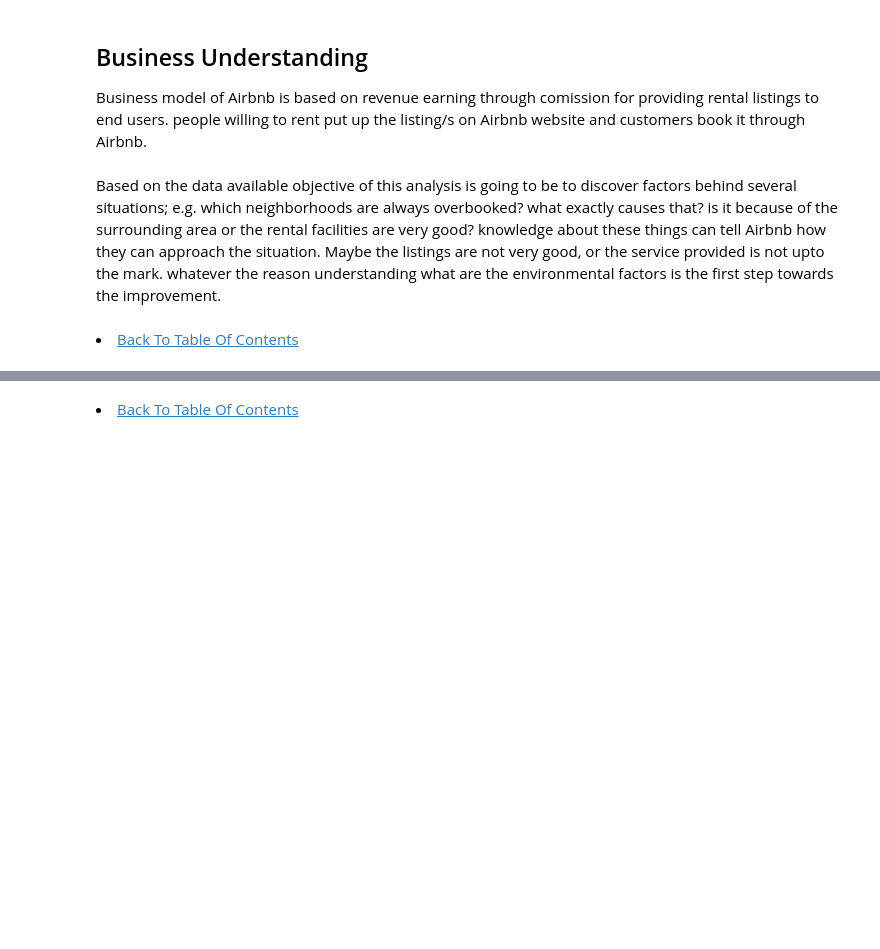
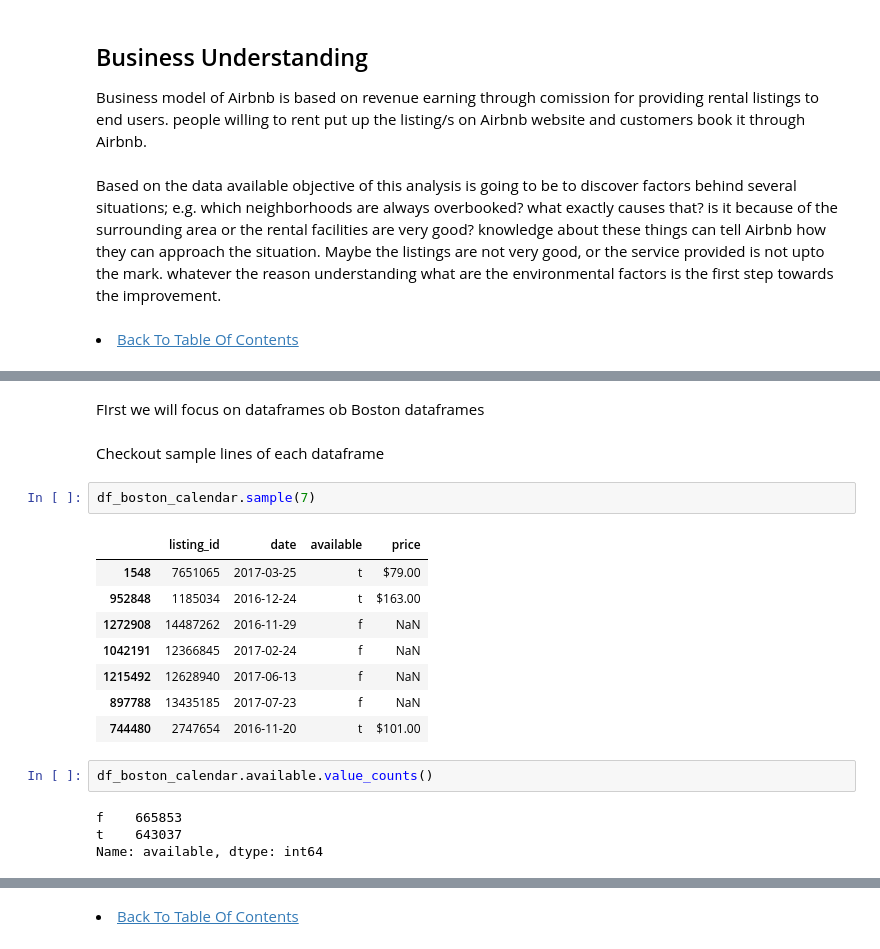
Before and after one commit to sdaphtardar/airbnb_dataset_analysis, a Jupyter notebook: AirBnB_Data_Analysis.ipynb, the cells around one changed output, grey strips where cells are left out. Saved outputs shown, nothing was run; the diff lists cells and outputs as text; blank space fills up the shorter version.

```diff
--- a/AirBnB_Data_Analysis.ipynb
+++ b/AirBnB_Data_Analysis.ipynb
@@ -73,0 +62,22 @@ NameError: name 'df' is not defined
+# %% [markdown]
+FIrst we will focus on dataframes ob Boston dataframes
+# %% [markdown]
+
+Checkout sample lines of each dataframe
+# %%
+df_boston_calendar.sample(7)
+# %% [output]
+|  | listing_id | date | available | price |
+| 1548 | 7651065 | 2017-03-25 | t | $79.00 |
+| 952848 | 1185034 | 2016-12-24 | t | $163.00 |
+| 1272908 | 14487262 | 2016-11-29 | f | NaN |
+| 1042191 | 12366845 | 2017-02-24 | f | NaN |
+| 1215492 | 12628940 | 2017-06-13 | f | NaN |
+| 897788 | 13435185 | 2017-07-23 | f | NaN |
+| 744480 | 2747654 | 2016-11-20 | t | $101.00 |
+# %%
+df_boston_calendar.available.value_counts()
+# %% [output]
+f    665853
+t    643037
+Name: available, dtype: int64
```
Also changed, not shown: parts of 51 cells of this notebook.
